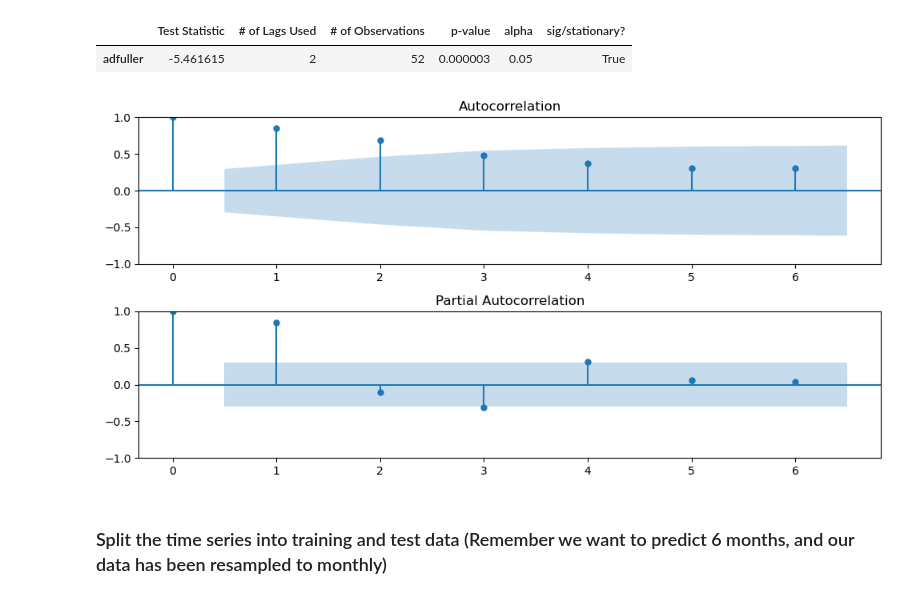
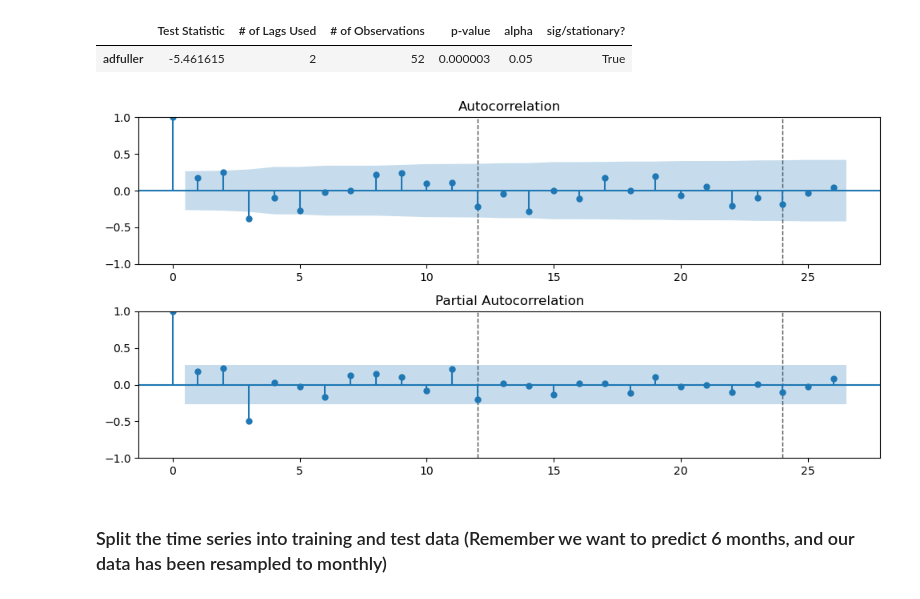
Before and after one commit to EhLeeOod/time-series, a Jupyter notebook: core-gridsearch-sarima.ipynb, the cells around one changed output. Drawn from its saved outputs; the diff is of its cells as text; code cells hidden in the pictures.

```diff
--- a/core-gridsearch-sarima.ipynb
+++ b/core-gridsearch-sarima.ipynb
@@ -568,9 +571,10 @@ get_adfuller_results(ts_diff2)
 |  | Test Statistic | # of Lags Used | # of Observations | p-value | alpha | sig/stationary? |
 | adfuller | -5.461615 | 2 | 52 | 0.000003 | 0.05 | True |
 # %%
-plot_acf_pacf(ts_diff2, annotate_seas=True,nlags = 6, m = 12);
+plot_acf_pacf(ts_diff2, annotate_seas=True,nlags = 26, m = 12);
+# multiple significant autocorrelations found in acf and 1 significant autocorrelation in pacf
 # %% [output]
-[figure, old version]
+[figure, new version]
 # %% [markdown]
 ### Split the time series into training and test data (Remember we want to predict 6 months, and our data has been resampled to monthly)
 # %%
```
Also changed, not shown: parts of 16 cells of this notebook.
